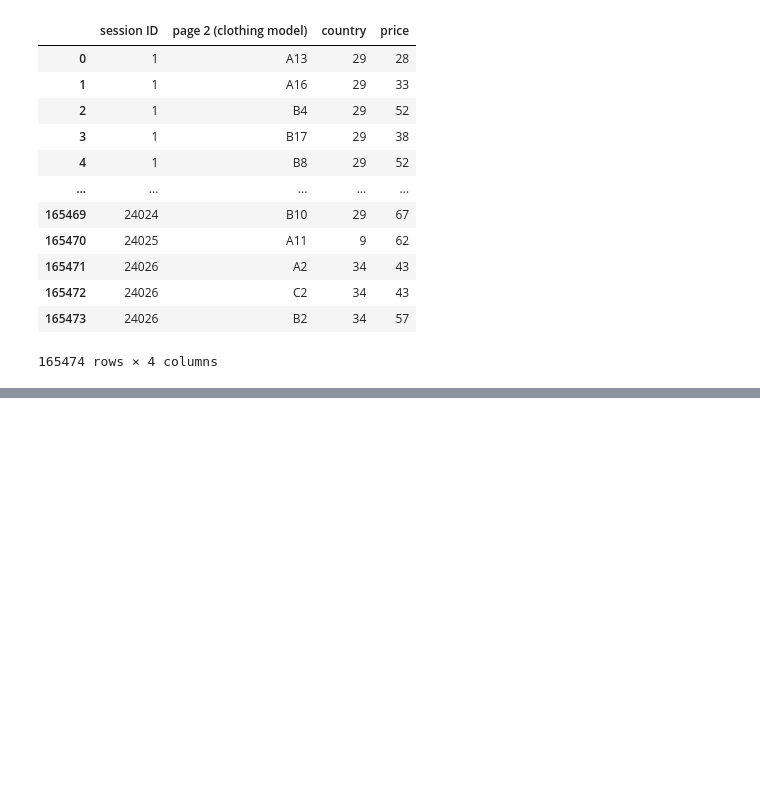
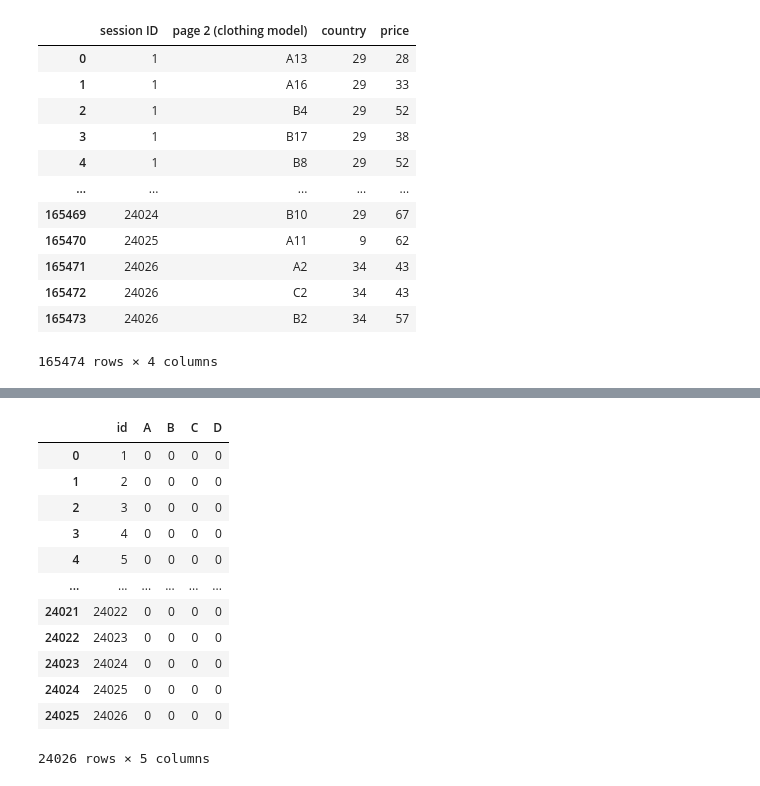
Before and after one commit to DacCute/Kmean-applying, a Jupyter notebook: Process/test.ipynb, the cells around one changed output, grey strips where cells are left out. Drawn from its saved outputs; the diff is of its cells as text; code cells hidden in the pictures; blank space fills up the shorter version.

```diff
--- a/Process/test.ipynb
+++ b/Process/test.ipynb
@@ -143,0 +63,3 @@ print(df)
+# %%
+custumers = pd.DataFrame({'id': choose_feature["session ID"].unique()})
+custumers
@@ -143,0 +80,20 @@ print(df)
+# %%
+custumers['A'] = custumers.index * 0
+custumers['B'] = custumers.index * 0
+custumers['C'] = custumers.index * 0
+custumers['D'] = custumers.index * 0
+custumers
+# %% [output]
+|  | id | A | B | C | D |
+| 0 | 1 | 0 | 0 | 0 | 0 |
+| 1 | 2 | 0 | 0 | 0 | 0 |
+| 2 | 3 | 0 | 0 | 0 | 0 |
+| 3 | 4 | 0 | 0 | 0 | 0 |
+| 4 | 5 | 0 | 0 | 0 | 0 |
+| ... | ... | ... | ... | ... | ... |
+| 24021 | 24022 | 0 | 0 | 0 | 0 |
+| 24022 | 24023 | 0 | 0 | 0 | 0 |
+| 24023 | 24024 | 0 | 0 | 0 | 0 |
+| 24024 | 24025 | 0 | 0 | 0 | 0 |
+| 24025 | 24026 | 0 | 0 | 0 | 0 |
+24026 rows × 5 columns
```
Also changed, not shown: parts of 10 cells of this notebook, 3 other files.
